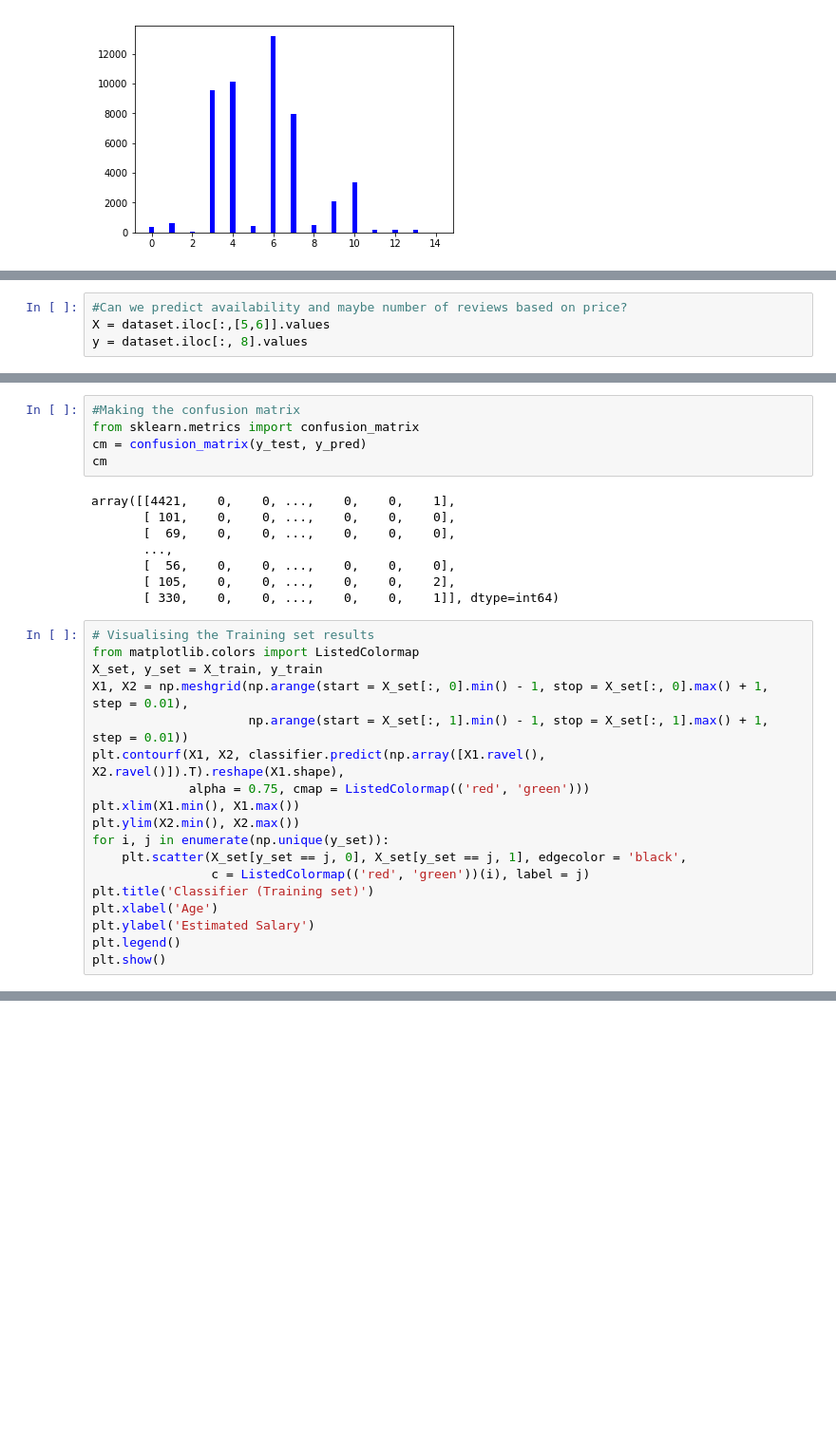
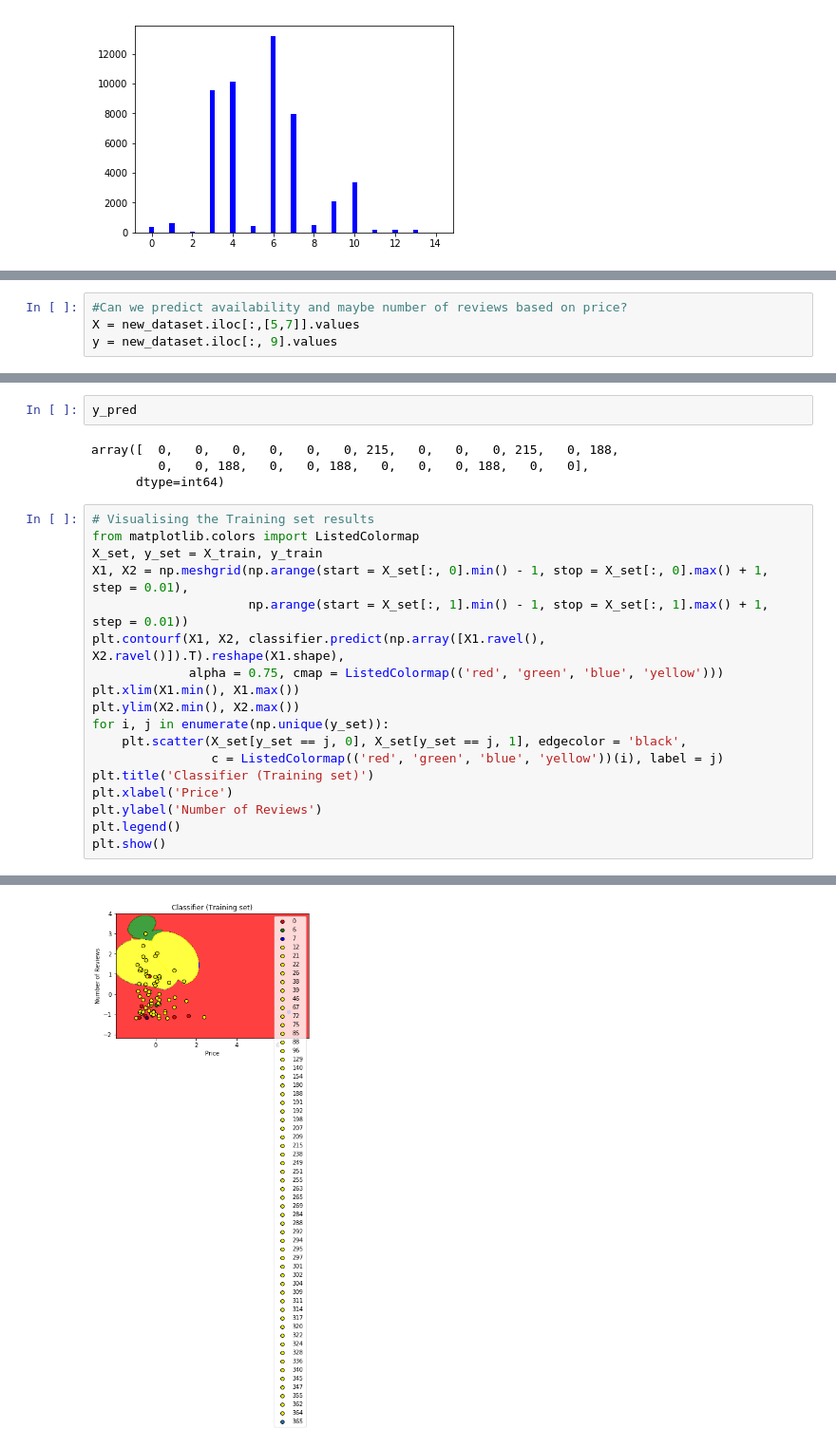
Before and after one commit to irwinmier96/Extra_Side_Projects, a Jupyter notebook: NYC AirBnB/AirBnB_NYC_2019.ipynb, the cells around one changed output, grey strips where cells are left out. Shown at 95% size. Cells and saved outputs as stored; diff of their text form; blank space fills up the shorter version.

```diff
--- a/NYC AirBnB/AirBnB_NYC_2019.ipynb
+++ b/NYC AirBnB/AirBnB_NYC_2019.ipynb
@@ -111,7 +130,7 @@ new_dataset
 # %%
 #Can we predict availability and maybe number of reviews based on price?
-X = dataset.iloc[:,[5,6]].values
-y = dataset.iloc[:, 8].values
+X = new_dataset.iloc[:,[5,7]].values
+y = new_dataset.iloc[:, 9].values
 # %%
 # Splitting the dataset into the Training set and Test set
 from sklearn.model_selection import train_test_split
@@ -150,16 +179,9 @@ array([0, 0, 0, ..., 0, 0, 0], dtype=int64)
-# %%
-#Making the confusion matrix
-from sklearn.metrics import confusion_matrix
-cm = confusion_matrix(y_test, y_pred)
-cm
-# %% [output]
-array([[4421,    0,    0, ...,    0,    0,    1],
-       [ 101,    0,    0, ...,    0,    0,    0],
-       [  69,    0,    0, ...,    0,    0,    0],
-       ...,
-       [  56,    0,    0, ...,    0,    0,    0],
-       [ 105,    0,    0, ...,    0,    0,    2],
-       [ 330,    0,    0, ...,    0,    0,    1]], dtype=int64)
+# %%
+y_pred
+# %% [output]
+array([  0,   0,   0,   0,   0,   0, 215,   0,   0,   0, 215,   0, 188,
+         0,   0, 188,   0,   0, 188,   0,   0,   0, 188,   0,   0],
+      dtype=int64)
 # %%
 # Visualising the Training set results
 from matplotlib.colors import ListedColormap
@@ -167,14 +189,15 @@ X_set, y_set = X_train, y_train
 X1, X2 = np.meshgrid(np.arange(start = X_set[:, 0].min() - 1, stop = X_set[:, 0].max() + 1, step = 0.01),
                      np.arange(start = X_set[:, 1].min() - 1, stop = X_set[:, 1].max() + 1, step = 0.01))
 plt.contourf(X1, X2, classifier.predict(np.array([X1.ravel(), X2.ravel()]).T).reshape(X1.shape),
-             alpha = 0.75, cmap = ListedColormap(('red', 'green')))
+             alpha = 0.75, cmap = ListedColormap(('red', 'green', 'blue', 'yellow')))
 plt.xlim(X1.min(), X1.max())
 plt.ylim(X2.min(), X2.max())
 for i, j in enumerate(np.unique(y_set)):
     plt.scatter(X_set[y_set == j, 0], X_set[y_set == j, 1], edgecolor = 'black',
-                c = ListedColormap(('red', 'green'))(i), label = j)
+                c = ListedColormap(('red', 'green', 'blue', 'yellow'))(i), label = j)
 plt.title('Classifier (Training set)')
-plt.xlabel('Age')
-plt.ylabel('Estimated Salary')
+plt.xlabel('Price')
+plt.ylabel('Number of Reviews')
 plt.legend()
 plt.show()
+# %% [output]
@@ -180,0 +221 @@ plt.show()
+[figure, added]
```
Also changed, not shown: parts of 6 cells of this notebook.
